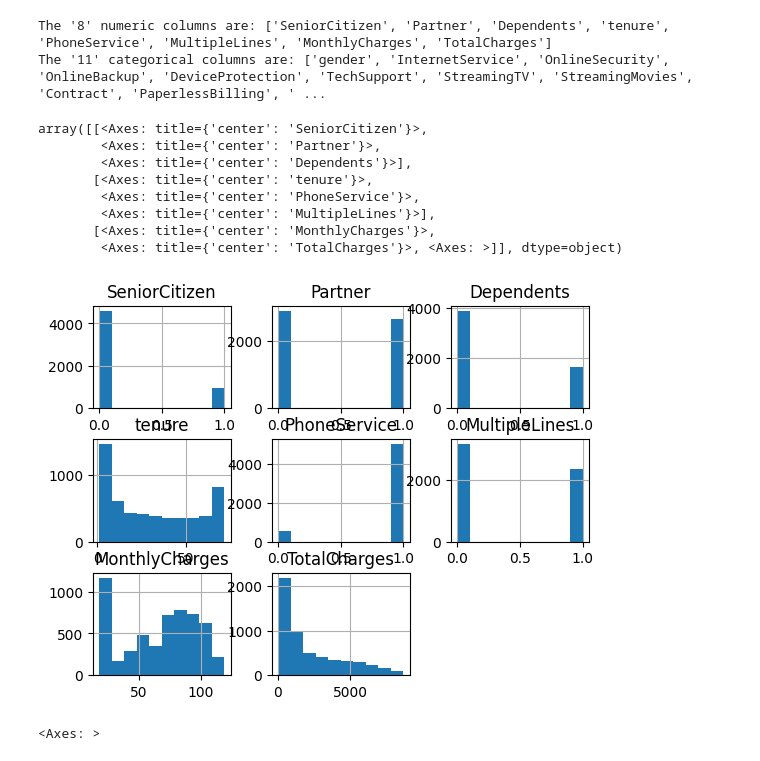
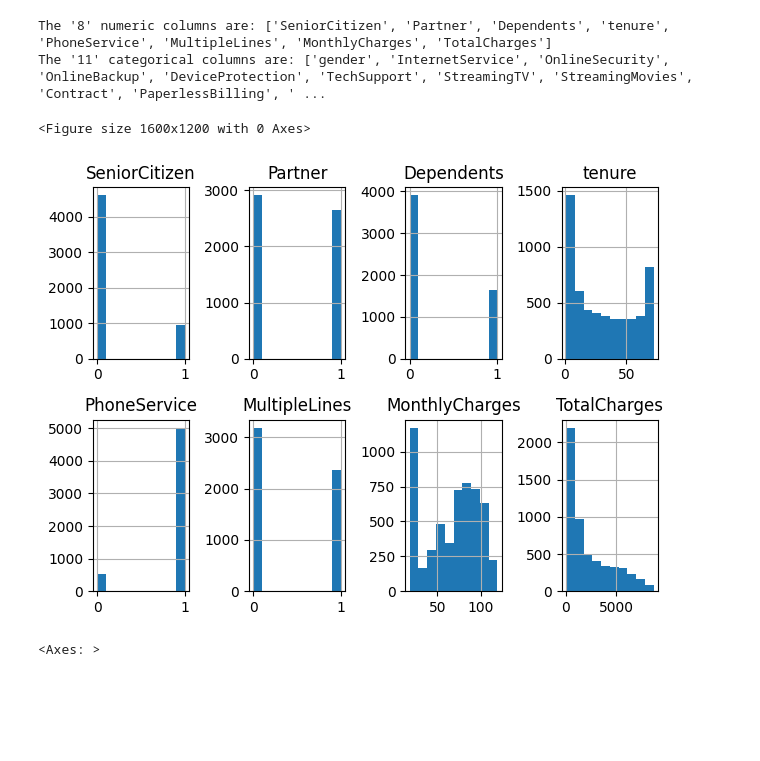
Before and after one commit to sethsot/Telco-Churn, a Jupyter notebook: draft.ipynb, the cells around one changed output. Drawn from its saved outputs; the diff is of its cells as text; code cells hidden in the pictures; blank space fills up the shorter version.

```diff
--- a/draft.ipynb
+++ b/draft.ipynb
@@ -1691,18 +1692,17 @@ print(f"The '{len(cat_cols)}' categorical columns are: {cat_cols}")
 # %% [output]
 The '8' numeric columns are: ['SeniorCitizen', 'Partner', 'Dependents', 'tenure', 'PhoneService', 'MultipleLines', 'MonthlyCharges', 'TotalCharges']
 The '11' categorical columns are: ['gender', 'InternetService', 'OnlineSecurity', 'OnlineBackup', 'DeviceProtection', 'TechSupport', 'StreamingTV', 'StreamingMovies', 'Contract', 'PaperlessBilling', ' ...
-# %%
-X_resampled.hist()
-# %% [output]
-array([[<Axes: title={'center': 'SeniorCitizen'}>,
-        <Axes: title={'center': 'Partner'}>,
-        <Axes: title={'center': 'Dependents'}>],
-       [<Axes: title={'center': 'tenure'}>,
-        <Axes: title={'center': 'PhoneService'}>,
-        <Axes: title={'center': 'MultipleLines'}>],
-       [<Axes: title={'center': 'MonthlyCharges'}>,
-        <Axes: title={'center': 'TotalCharges'}>, <Axes: >]], dtype=object)
-[figure, removed]
+# %%
+# check the distribution of various columns
+
+plt.figure(figsize=(16, 12))  # Adjust the figure size as needed
+X_resampled.hist(layout=(2, 4))
+
+plt.tight_layout()  # Adjust spacing between subplots
+plt.show()
+# %% [output]
+<Figure size 1600x1200 with 0 Axes>
+[figure, added]
 # %%
 y_resampled.hist()
 # %% [output]
```
Also changed, not shown: parts of 28 cells of this notebook.
